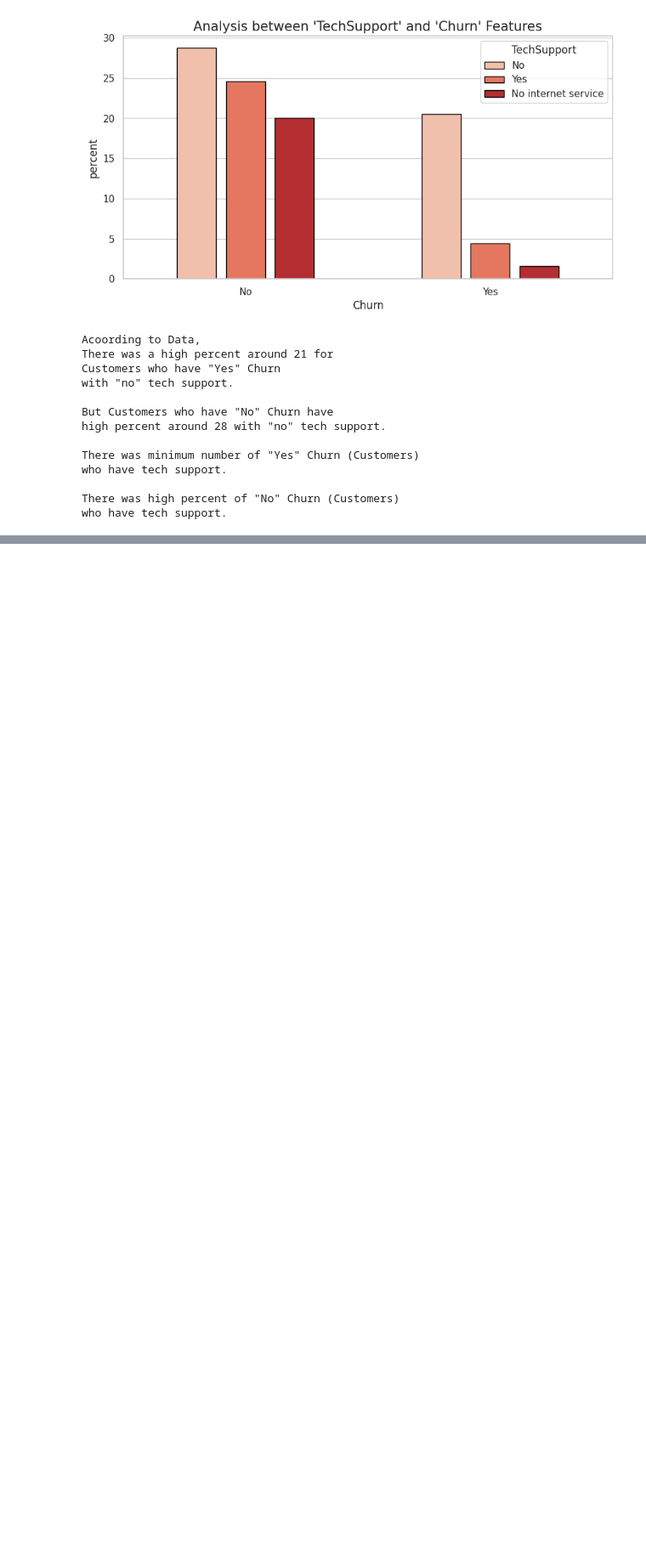
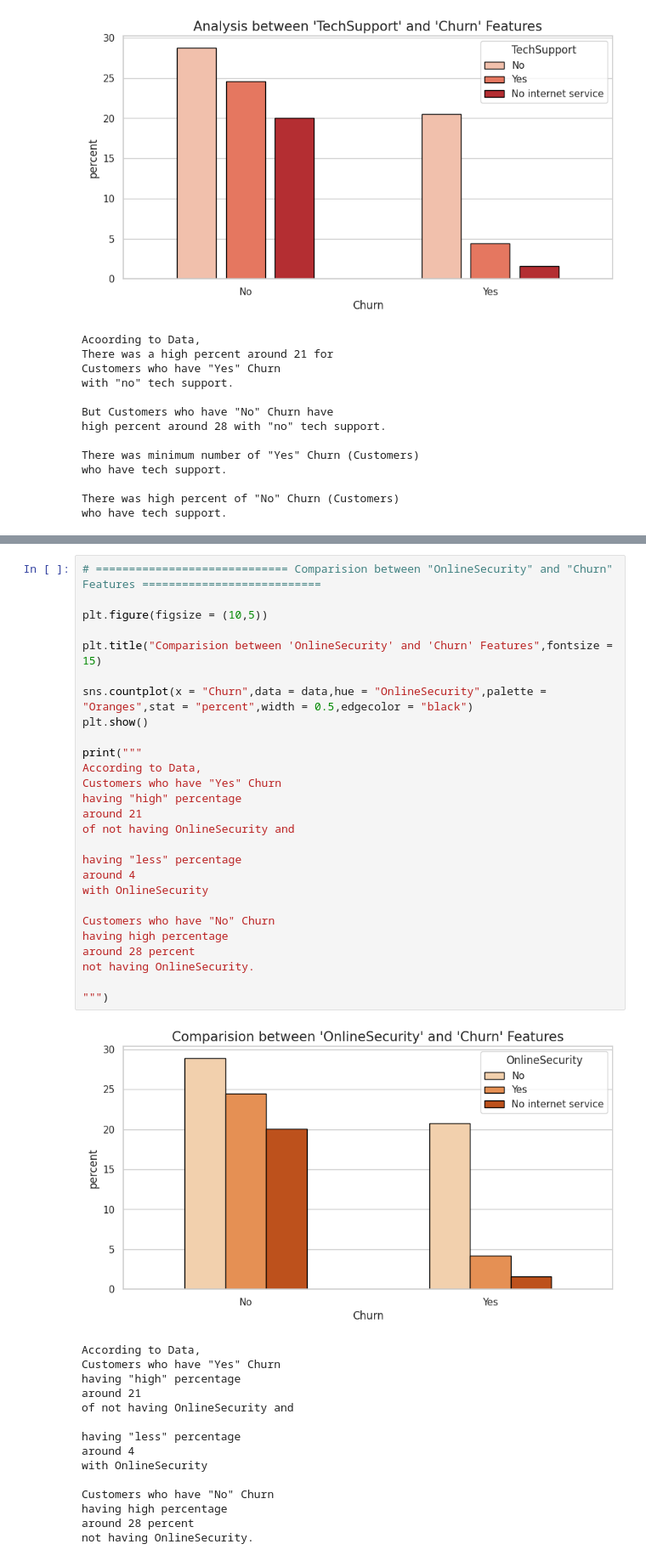
Before and after one commit to ArthJain123/Customer-Churn-Prediction-ML, a Jupyter notebook: Customer_Churn_Prediction.ipynb, the cells around one changed output, grey strips where cells are left out. Shown at 85% size. Cells and saved outputs as stored; diff of their text form; blank space fills up the shorter version.

Commit message:
comparision between Online Security and Churn

```diff
--- a/Customer_Churn_Prediction.ipynb
+++ b/Customer_Churn_Prediction.ipynb
@@ -479,0 +482,43 @@ who have tech support.
+# %%
+# ============================= Comparision between "OnlineSecurity" and "Churn" Features ===========================
+
+plt.figure(figsize = (10,5))
+
+plt.title("Comparision between 'OnlineSecurity' and 'Churn' Features",fontsize = 15)
+
+sns.countplot(x = "Churn",data = data,hue = "OnlineSecurity",palette = "Oranges",stat = "percent",width = 0.5,edgecolor = "black")
+plt.show()
+
+print("""
+According to Data,
+Customers who have "Yes" Churn
+having "high" percentage
+around 21
+of not having OnlineSecurity and
+
+having "less" percentage
+around 4
+with OnlineSecurity
+
+Customers who have "No" Churn
+having high percentage
+around 28 percent
+not having OnlineSecurity.
+
+""")
+# %% [output]
+[figure, added]
+According to Data,
+Customers who have "Yes" Churn
+having "high" percentage
+around 21
+of not having OnlineSecurity and
+
+having "less" percentage
+around 4
+with OnlineSecurity
+
+Customers who have "No" Churn
+having high percentage
+around 28 percent
+not having OnlineSecurity.
```
Also changed, not shown: parts of 1 cell of this notebook.
